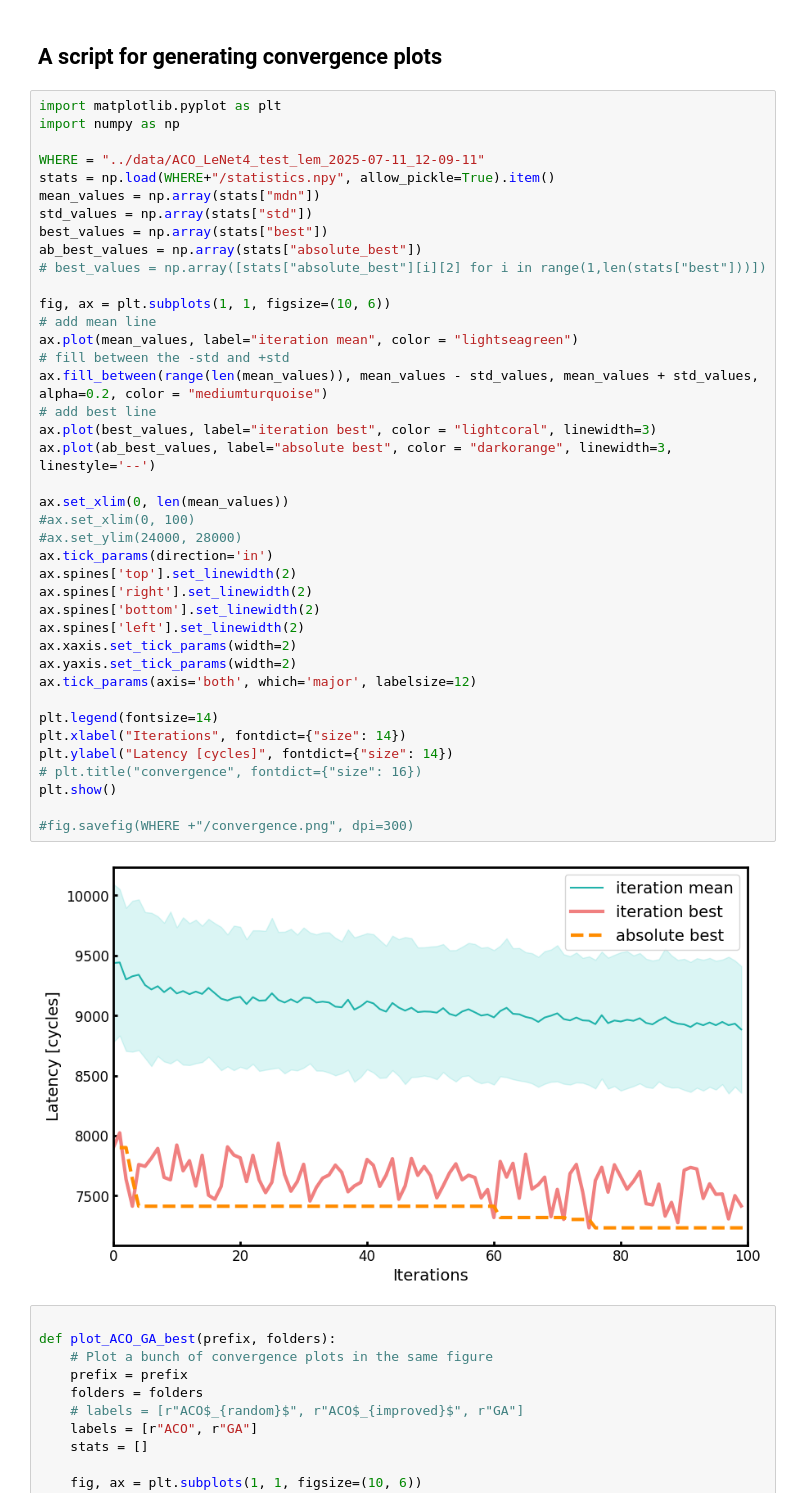
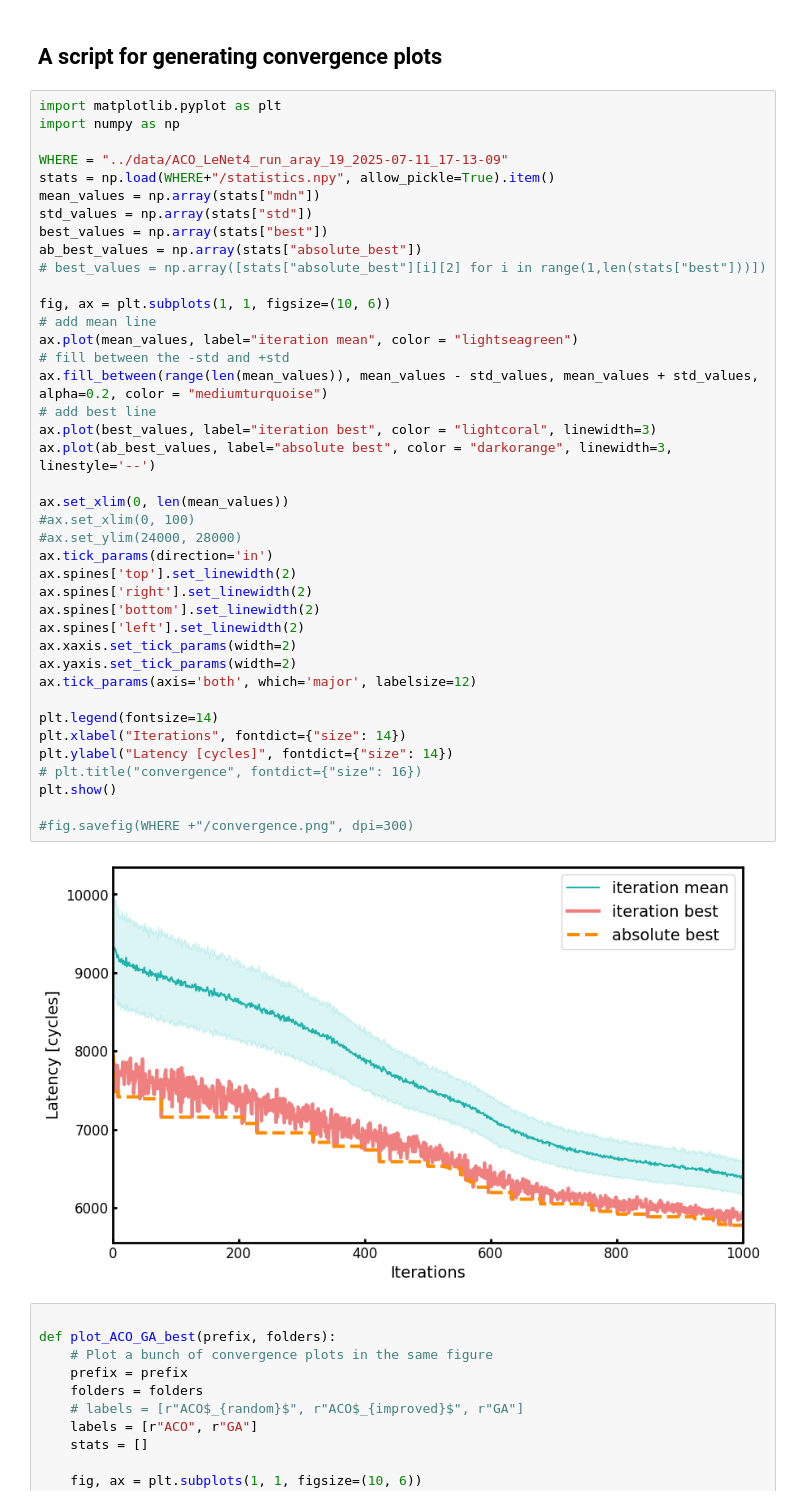
Before and after one commit to jjastrz14/ReNOS, a Jupyter notebook: notebooks/convergence_plots.ipynb, the cells around one changed output. Cells and saved outputs as stored; diff of their text form.

```diff
--- a/notebooks/convergence_plots.ipynb
+++ b/notebooks/convergence_plots.ipynb
@@ -4,7 +4,7 @@
 import matplotlib.pyplot as plt
 import numpy as np
 
-WHERE = "../data/ACO_LeNet4_test_lem_2025-07-11_12-09-11"
+WHERE = "../data/ACO_LeNet4_run_aray_19_2025-07-11_17-13-09"
 stats = np.load(WHERE+"/statistics.npy", allow_pickle=True).item()
 mean_values = np.array(stats["mdn"])
 std_values = np.array(stats["std"])
@@ -14,34 +14,34 @@ ab_best_values = np.array(stats["absolute_best"])
 
 fig, ax = plt.subplots(1, 1, figsize=(10, 6))
 # add mean line
 ax.plot(mean_values, label="iteration mean", color = "lightseagreen")
 # fill between the -std and +std
 ax.fill_between(range(len(mean_values)), mean_values - std_values, mean_values + std_values, alpha=0.2, color = "mediumturquoise")
 # add best line
 ax.plot(best_values, label="iteration best", color = "lightcoral", linewidth=3)
 ax.plot(ab_best_values, label="absolute best", color = "darkorange", linewidth=3, linestyle='--')
 
 ax.set_xlim(0, len(mean_values))
 #ax.set_xlim(0, 100)
 #ax.set_ylim(24000, 28000)
 ax.tick_params(direction='in')
 ax.spines['top'].set_linewidth(2)
 ax.spines['right'].set_linewidth(2)
 ax.spines['bottom'].set_linewidth(2)
 ax.spines['left'].set_linewidth(2)
 ax.xaxis.set_tick_params(width=2)
 ax.yaxis.set_tick_params(width=2)
 ax.tick_params(axis='both', which='major', labelsize=12)
 
 plt.legend(fontsize=14)
 plt.xlabel("Iterations", fontdict={"size": 14})
 plt.ylabel("Latency [cycles]", fontdict={"size": 14})
 # plt.title("convergence", fontdict={"size": 16})
 plt.show()
 
 #fig.savefig(WHERE +"/convergence.png", dpi=300)
 # %% [output]
-[figure, old version]
+[figure, new version]
 # %%
 
 def plot_ACO_GA_best(prefix, folders):
```
Also changed, not shown: 4 other files.
